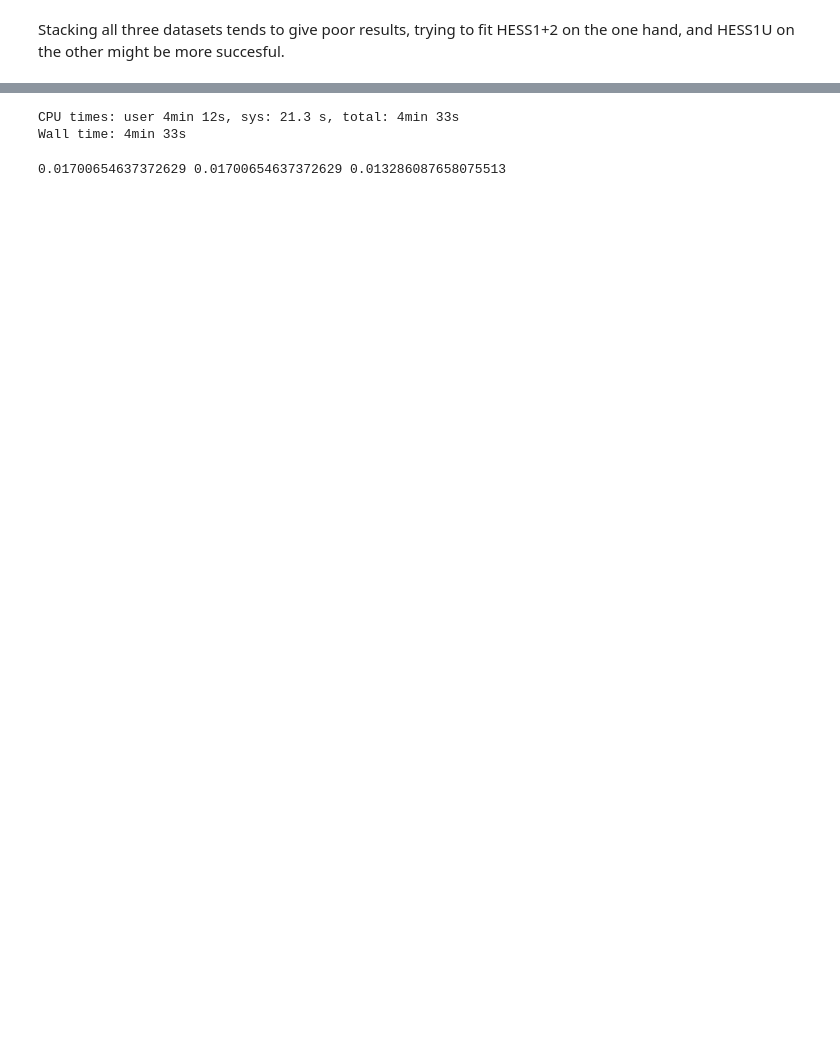
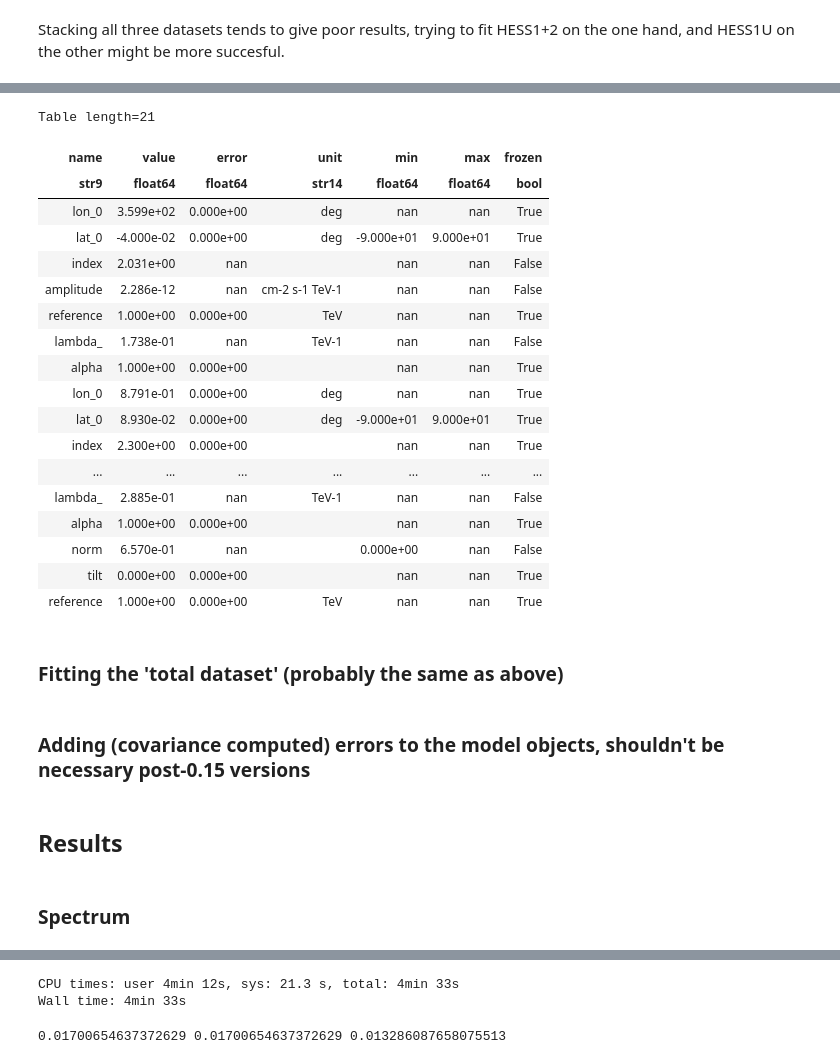
Before and after one commit to SamZouari/hess, a Jupyter notebook: confluence2020/hap-fr/3Dspectral_analysis_fr.ipynb, the cells around one changed output, grey strips where cells are left out. Saved outputs shown, nothing was run; the diff lists cells and outputs as text; code cells hidden in the pictures; blank space fills up the shorter version.

```diff
--- a/confluence2020/hap-fr/3Dspectral_analysis_fr.ipynb
+++ b/confluence2020/hap-fr/3Dspectral_analysis_fr.ipynb
@@ -247,16 +133,16 @@ fit_region = RectangleSkyRegion(src_pos, 4*u.deg, 2*u.deg)
 
 #éventuellement étendre le masque
 
-bizarre_region = CircleSkyRegion(SkyCoord(358.6,  -0.6, unit="deg", frame="galactic"), 0.5 * u.deg)
+J1745_303_region = CircleSkyRegion(SkyCoord(358.6,  -0.6, unit="deg", frame="galactic"), 0.5 * u.deg)
 
-fit_mask = geom.region_mask([fit_region])*geom.region_mask([bizarre_region] , inside=False)
+fit_mask = geom.region_mask([fit_region])*geom.region_mask([J1745_303_region] , inside=False)
 
 fit_mask = Map.from_geom(geom, data=fit_mask)
 # %% [markdown]
 ## Function used to fit a given dataset
 # %%
-def fit_dataset(mapdataset):
-    fit = Fit([mapdataset])
+def fit_dataset(fit):
+
     result = fit.run()
 
     table = result.parameters.to_table()
@@ -267,2 +153,26 @@ def fit_dataset(mapdataset):
 # %% [markdown]
 Stacking all three datasets tends to give poor results, trying to fit HESS1+2 on the one hand, and HESS1U on the other might be more succesful.
+# %%
+mapdataset_hess1.fit_mask = fit_mask
+mapdataset_hess1.models =  modelGC.copy() + modelG09.copy()+ model_diff.copy()
+mapdataset_hess1.background_model.parameters['norm'].value = 1.0
+
+mapdataset_hess2.fit_mask = fit_mask
+mapdataset_hess2.models =  modelGC.copy() + modelG09.copy()+ model_diff.copy()
+mapdataset_hess2.background_model.parameters['norm'].value = 1.0
+
+mapdataset_hess1u.fit_mask = fit_mask
+mapdataset_hess1u.models =  modelGC.copy() + modelG09.copy()+ model_diff.copy()
+mapdataset_hess1u.background_model.parameters['norm'].value = 1.0
+
+mapdataset_tot.fit_mask = fit_mask
+mapdataset_tot.models =  modelGC.copy() + modelG09.copy()+ model_diff.copy()
+mapdataset_tot.background_model.parameters['norm'].value = 1.0
+
+mapdataset_stacked = mapdataset_hess1.copy()
+mapdataset_stacked.stack(mapdataset_hess2)
+mapdataset_stacked.stack(mapdataset_hess1u)
+
+mapdataset_stacked.fit_mask = fit_mask
+mapdataset_stacked.models =  modelGC.copy() + modelG09.copy()+ model_diff.copy()
+mapdataset_stacked.background_model.parameters['norm'].value = 1.0
@@ -268,0 +213,24 @@ Stacking all three datasets tends to give poor results, trying to fit HESS1+2 on
+# %%
+table_stacked
+# %% [output]
+Table length=21
+| name | value | error | unit | min | max | frozen |
+| str9 | float64 | float64 | str14 | float64 | float64 | bool |
+| lon_0 | 3.599e+02 | 0.000e+00 | deg | nan | nan | True |
+| lat_0 | -4.000e-02 | 0.000e+00 | deg | -9.000e+01 | 9.000e+01 | True |
+| index | 2.031e+00 | nan |  | nan | nan | False |
+| amplitude | 2.286e-12 | nan | cm-2 s-1 TeV-1 | nan | nan | False |
+| reference | 1.000e+00 | 0.000e+00 | TeV | nan | nan | True |
+| lambda_ | 1.738e-01 | nan | TeV-1 | nan | nan | False |
+| alpha | 1.000e+00 | 0.000e+00 |  | nan | nan | True |
+| lon_0 | 8.791e-01 | 0.000e+00 | deg | nan | nan | True |
+| lat_0 | 8.930e-02 | 0.000e+00 | deg | -9.000e+01 | 9.000e+01 | True |
+| index | 2.300e+00 | 0.000e+00 |  | nan | nan | True |
+| ... | ... | ... | ... | ... | ... | ... |
+| lambda_ | 2.885e-01 | nan | TeV-1 | nan | nan | False |
+| alpha | 1.000e+00 | 0.000e+00 |  | nan | nan | True |
+| norm | 6.570e-01 | nan |  | 0.000e+00 | nan | False |
+| tilt | 0.000e+00 | 0.000e+00 |  | nan | nan | True |
+| reference | 1.000e+00 | 0.000e+00 | TeV | nan | nan | True |
+# %% [markdown]
+### Fitting the 'total dataset' (probably the same as above)
@@ -268,0 +240,2 @@ Stacking all three datasets tends to give poor results, trying to fit HESS1+2 on
+# %% [markdown]
+### Adding (covariance computed) errors to the model objects, shouldn't be necessary post-0.15 versions
@@ -268,0 +277,4 @@ Stacking all three datasets tends to give poor results, trying to fit HESS1+2 on
+# %% [markdown]
+## Results
+# %% [markdown]
+### Spectrum
```
Also changed, not shown: parts of 45 cells of this notebook, 5 other files.
